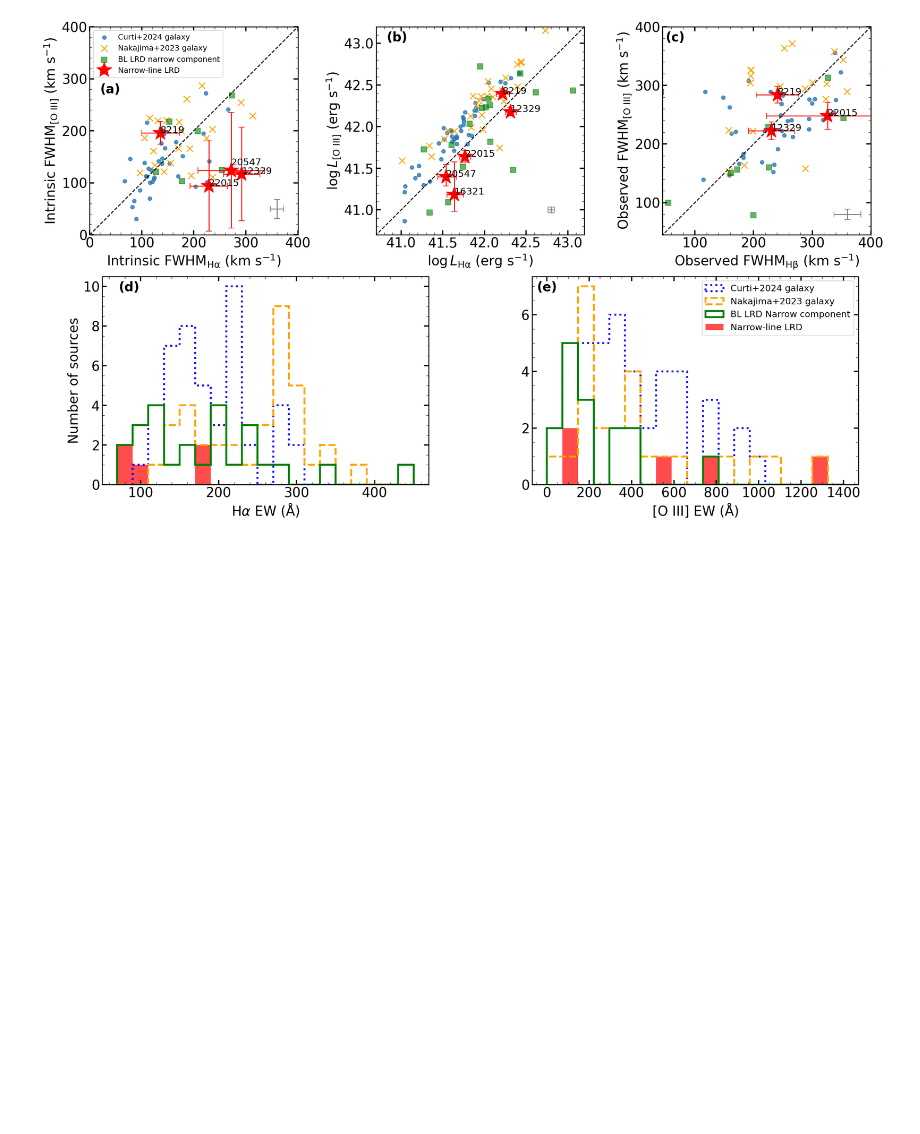
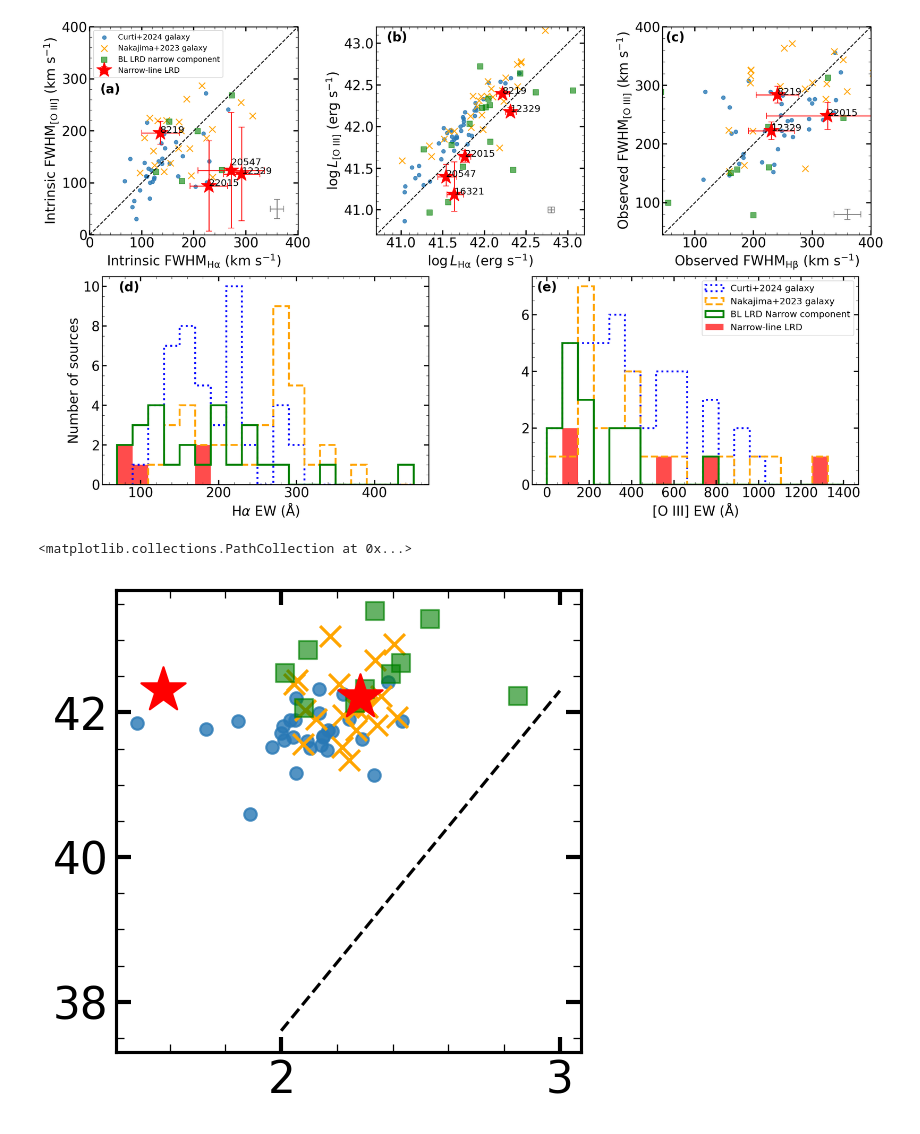
Before and after one commit to Zijian-astro/NL-LRD-2025-Data, a Jupyter notebook: Code/property_compare.ipynb, the cells around one changed output. Cells and saved outputs as stored; diff of their text form; code cells hidden in the pictures; blank space fills up the shorter version.

```diff
--- a/Code/property_compare.ipynb
+++ b/Code/property_compare.ipynb
@@ -1244,3 +1251,30 @@ ax6.set_ylim(45, 400)
 plt.savefig('../Figure/Ha_OIII_FWHM_compare.pdf', dpi=300, bbox_inches='tight')
 # %% [output]
 [figure]
+# %%
+fig = plt.figure(figsize=(4, 4), dpi=150)
+x = np.linspace(2, 3, 100)
+median_err_x = np.nanmedian(catalog_jadesgal['Hb_FWHM_err'])
+median_err_y = np.nanmedian(catalog_jadesgal['OIII_FWHM_err'])
+# plt.errorbar(280, 70, xerr=median_err_x, yerr=median_err_y, fmt='none', ecolor='gray', capsize=5)
+plt.plot(x, 4.7*x + 28.2, 'k--')
+mask_jade = (catalog_jadesgal['Hb_Luminosity']/catalog_jadesgal['Hb_Luminosity_err'] > 1)*(catalog_jadesgal['OIII_Luminosity']/catalog_jadesgal['OIII_Luminosity_err'] > 1)
+plt.scatter(np.log10(catalog_jadesgal['OIII_intrinsic_FWHM'][mask_jade]),np.log10(catalog_jadesgal['Ha_Luminosity'][mask_jade]),  c='#2878B5', label='Curti+2024 galaxy', alpha=0.8)
+mask_naka = catalog_naka23gal['Hb_Luminosity']/catalog_naka23gal['Hb_Luminosity_err'] > 1
+plt.scatter(np.log10(catalog_naka23gal['OIII_intrinsic_FWHM'][mask_naka]), np.log10(catalog_naka23gal['Ha_Luminosity'][mask_naka]),  c='orange', label='Nakajima+2023 galaxy', marker='x', s = 100)
+plt.scatter(np.log10(catalog_lrd['OIII_intrinsic_FWHM'][~mask]), np.log10(catalog_lrd['Ha_Luminosity_narrow_Ha1'][~mask]), c='green', label='BL LRD narrow component', marker='s', s=80, alpha=0.6)
+# plt.scatter(catalog_lrd['Ha_intrinsic_FWHM_narrow_Ha1'][mask], catalog_lrd['OIII_intrinsic_FWHM'][mask], c='red', label='Narrow-line LRD', s=500, marker='*')
+plt.scatter(np.log10(catalog_lrd['OIII_intrinsic_FWHM'][mask]), np.log10(catalog_lrd['Ha_Luminosity_narrow_Ha1'][mask]), c='red', label='Narrow-line LRD', s=500, marker='*')
+# for i in range(len(catalog_lrd['source_id'][mask])):
+#     if i == 2 or i == 3:
+#         continue
+#     plt.text(catalog_lrd['Hb_FWHM'][mask].iloc[i], catalog_lrd['OIII_FWHM'][mask].iloc[i], catalog_lrd['source_id'][mask].iloc[i], fontsize=10)
+
+# plt.xscale('log')
+# plt.yscale('log')
+# plt.xlim(50, 400)
+# plt.ylim(50, 400)
+# plt.gca().set_aspect('equal')
+# %% [output]
+<matplotlib.collections.PathCollection at 0x...>
+[figure, added]
```
Also changed, not shown: parts of 18 cells of this notebook, 30 other files.
